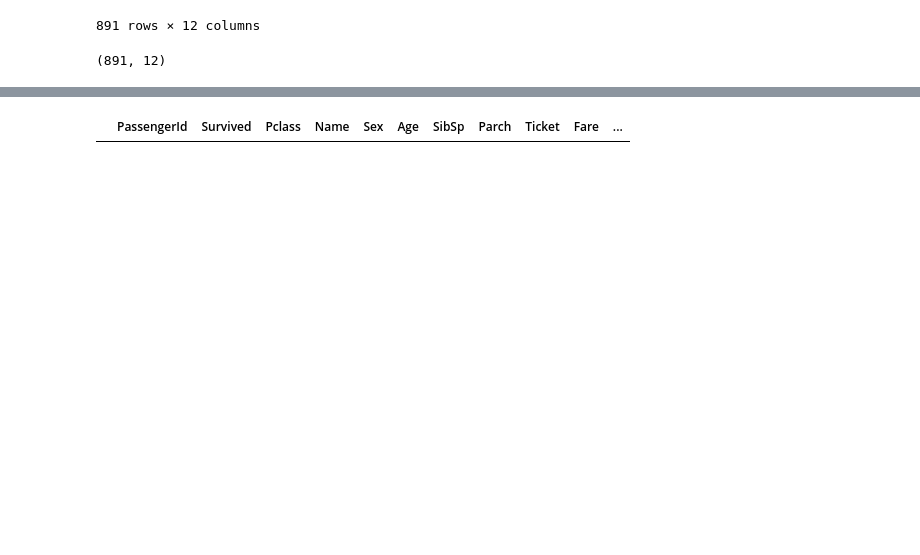
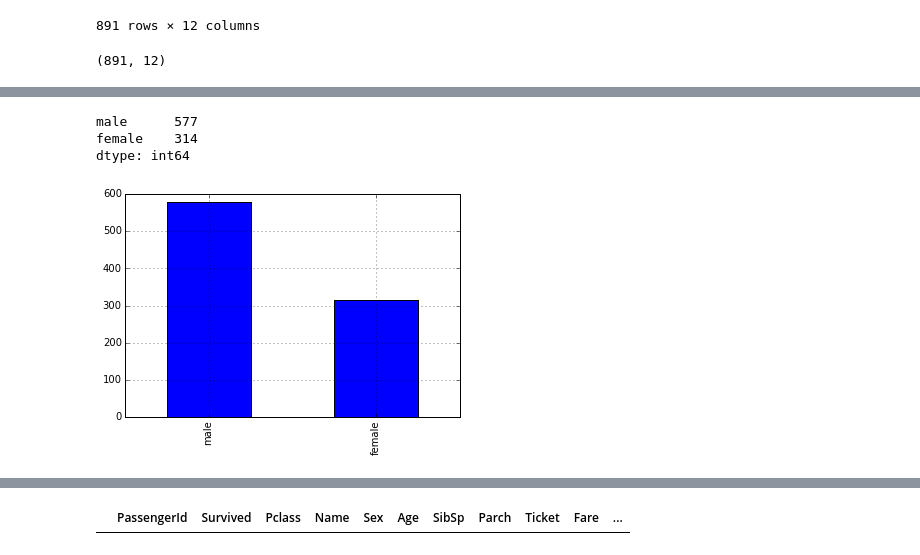
Before and after one commit to dev1zero/Labs, a Jupyter notebook: TitanicBook.ipynb, the cells around one changed output, grey strips where cells are left out. Cells and saved outputs as stored; diff of their text form; code cells hidden in the pictures; blank space fills up the shorter version.

```diff
--- a/TitanicBook.ipynb
+++ b/TitanicBook.ipynb
@@ -27,0 +63,8 @@ df.shape
+# %%
+df.Sex.value_counts().plot(kind='bar')
+df.Sex.value_counts()
+# %% [output]
+male      577
+female    314
+dtype: int64
+[figure, added]
```
Also changed, not shown: parts of 46 cells of this notebook.
